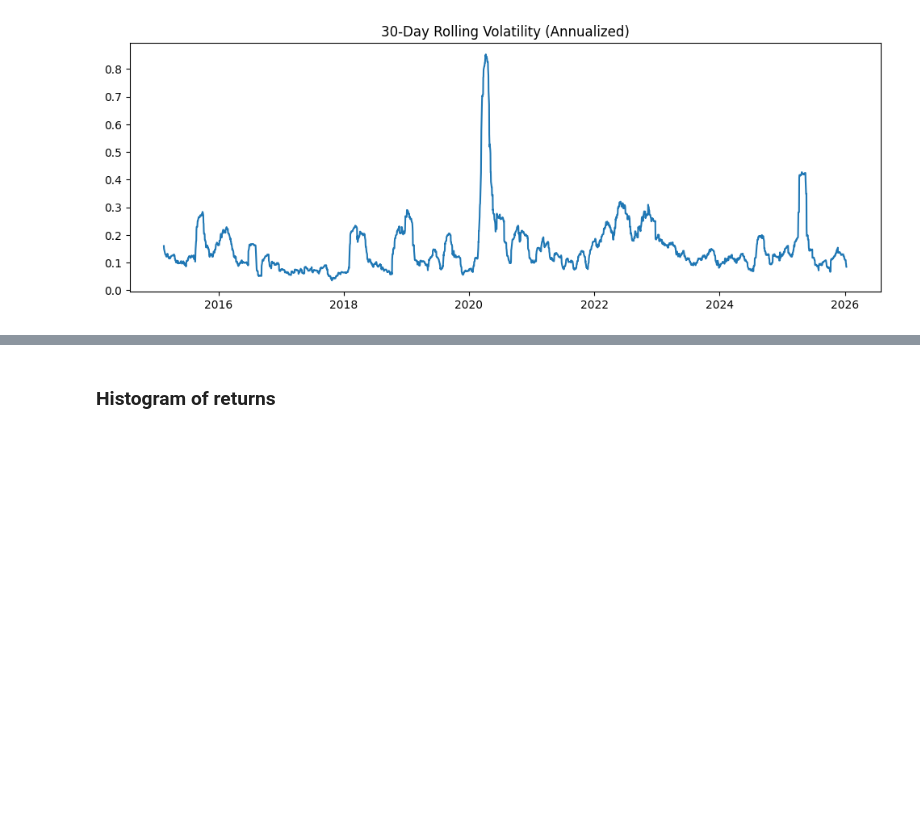
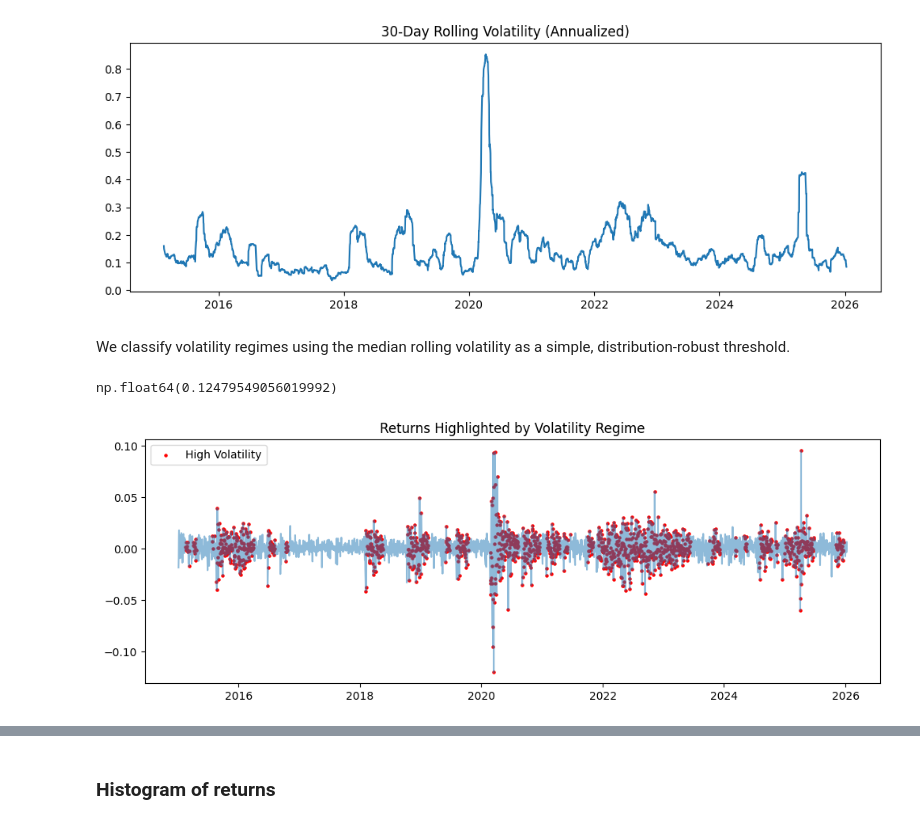
Before and after one commit to harshith8gowda/quant-data-projects, a Jupyter notebook: project_1_market_analysis/market_overview.ipynb, the cells around one changed output, grey strips where cells are left out. Saved outputs shown, nothing was run; the diff lists cells and outputs as text; code cells hidden in the pictures; blank space fills up the shorter version.

```diff
--- a/project_1_market_analysis/market_overview.ipynb
+++ b/project_1_market_analysis/market_overview.ipynb
@@ -152,3 +152,34 @@ plt.title("30-Day Rolling Volatility (Annualized)")
 plt.show()
 # %% [output]
 [figure]
+# %% [markdown]
+We classify volatility regimes using the median rolling volatility as a simple, distribution-robust threshold.
+# %%
+vol_threshold = data['RollingVol_30'].median()
+vol_threshold
+# %% [output]
+np.float64(0.12479549056019992)
+# %%
+data['Vol_Regime'] = np.where(
+    data['RollingVol_30'] > vol_threshold,
+    'High Volatility',
+    'Low Volatility'
+)
+# %%
+plt.figure(figsize=(12,4))
+plt.plot(data['Returns'], alpha=0.5)
+
+high_vol = data['Vol_Regime'] == 'High Volatility'
+plt.scatter(
+    data.index[high_vol],
+    data.loc[high_vol, 'Returns'],
+    color='red',
+    s=5,
+    label='High Volatility'
+)
+
+plt.legend()
+plt.title("Returns Highlighted by Volatility Regime")
+plt.show()
+# %% [output]
+[figure, added]
```
Also changed, not shown: parts of 8 cells of this notebook, 2 other files.
